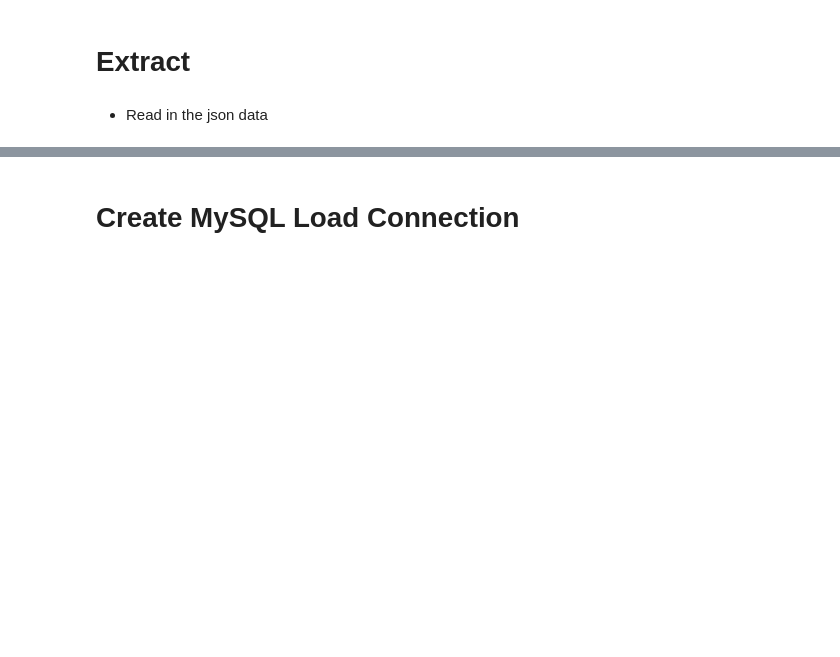
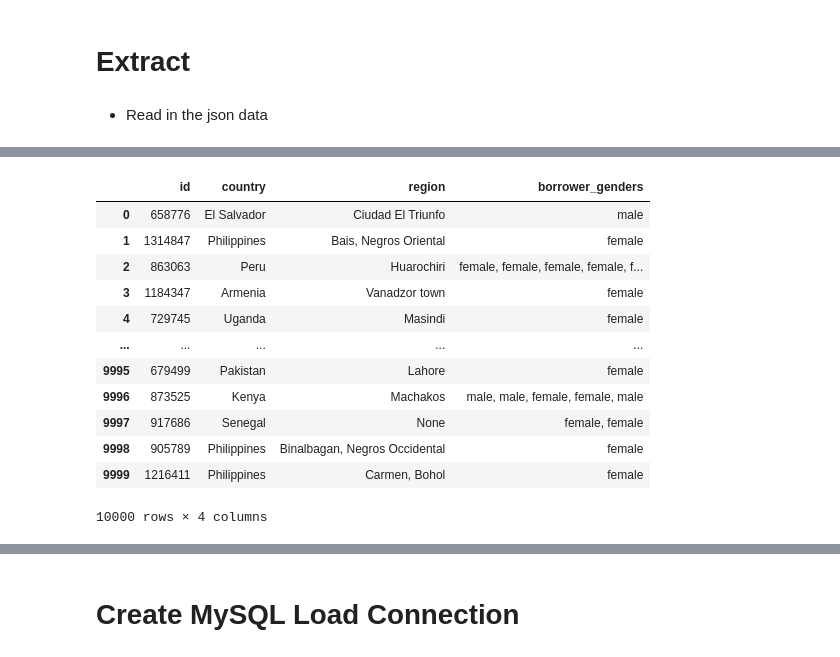
Before and after one commit to BrianArradondo/DS_Class_Assignments, a Jupyter notebook: Draft .ipynb, the cells around one changed output, grey strips where cells are left out. Drawn from its saved outputs; the diff is of its cells as text; code cells hidden in the pictures; blank space fills up the shorter version.

```diff
--- a/Draft .ipynb
+++ b/Draft .ipynb
@@ -29,0 +155,18 @@ jsondata["meta"]
+# %%
+# create demographics dataframe
+demographics = pd.DataFrame(jsondata["data"]["demographics"])
+demographics
+# %% [output]
+|  | id | country | region | borrower_genders |
+| 0 | 658776 | El Salvador | Ciudad El Triunfo | male |
+| 1 | 1314847 | Philippines | Bais, Negros Oriental | female |
+| 2 | 863063 | Peru | Huarochiri | female, female, female, female, f... |
+| 3 | 1184347 | Armenia | Vanadzor town | female |
+| 4 | 729745 | Uganda | Masindi | female |
+| ... | ... | ... | ... | ... |
+| 9995 | 679499 | Pakistan | Lahore | female |
+| 9996 | 873525 | Kenya | Machakos | male, male, female, female, male |
+| 9997 | 917686 | Senegal | None | female, female |
+| 9998 | 905789 | Philippines | Binalbagan, Negros Occidental | female |
+| 9999 | 1216411 | Philippines | Carmen, Bohol | female |
+10000 rows × 4 columns
```
Also changed, not shown: parts of 33 cells of this notebook, 1 other file.
